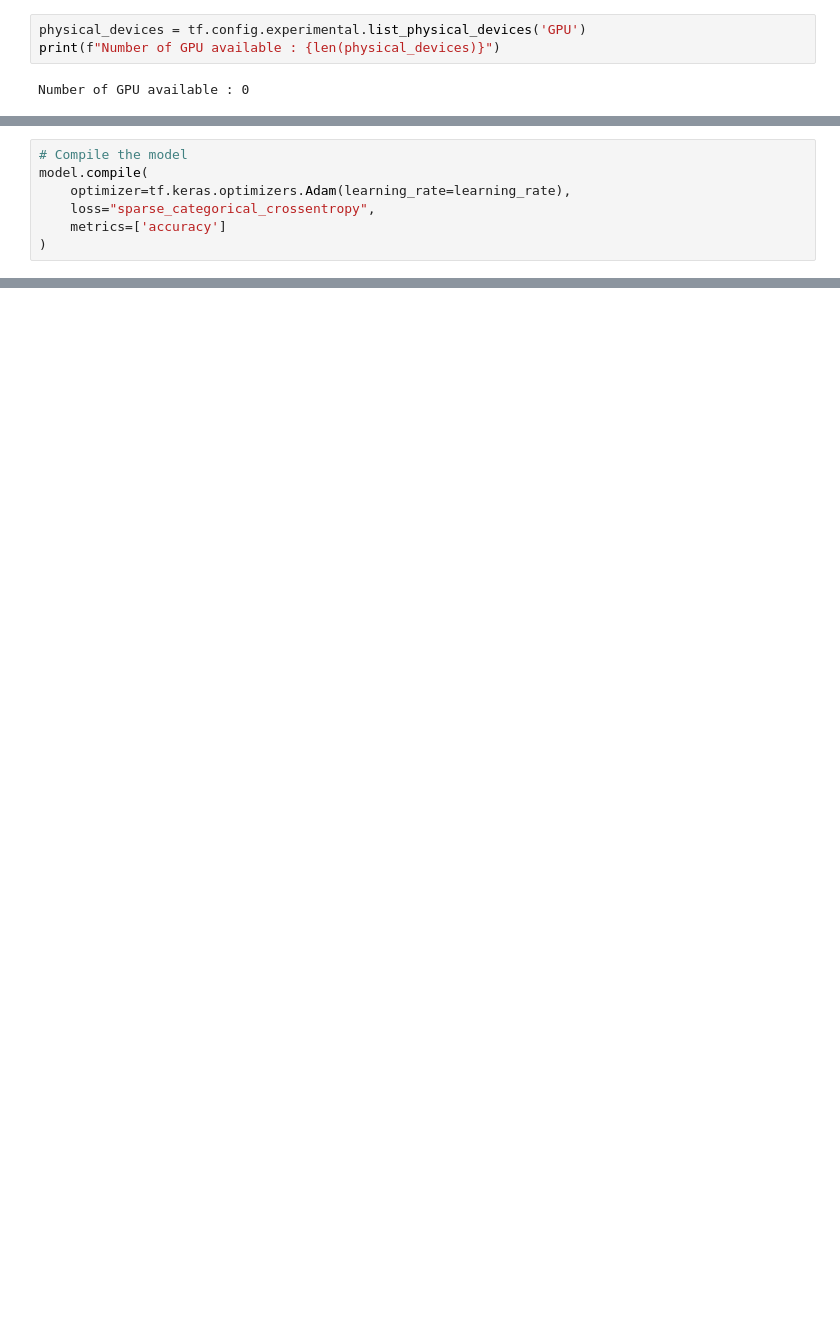
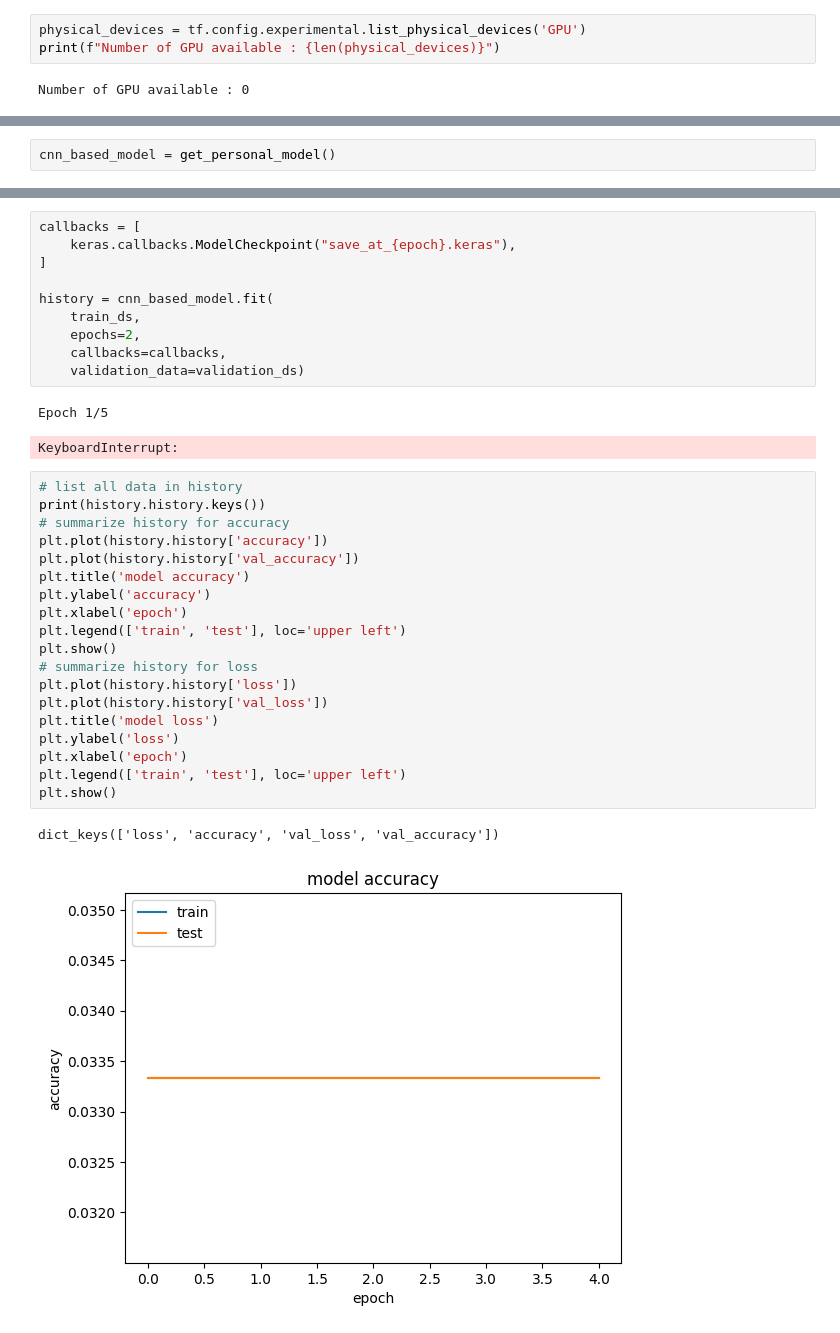
Before and after one commit to CYaiche/dog_breed_classification, a Jupyter notebook: model.ipynb, the cells around one changed output, grey strips where cells are left out. Drawn from its saved outputs; the diff is of its cells as text; blank space fills up the shorter version.

```diff
--- a/model.ipynb
+++ b/model.ipynb
@@ -302,7 +200,0 @@ ValueError: in user code:
-# %%
-# Compile the model
-model.compile(
-    optimizer=tf.keras.optimizers.Adam(learning_rate=learning_rate),
-    loss="sparse_categorical_crossentropy",
-    metrics=['accuracy']
-)
@@ -350,0 +275,2 @@ Error:
+# %%
+cnn_based_model = get_personal_model()
@@ -354,0 +305,35 @@ Error:
+# %%
+callbacks = [
+    keras.callbacks.ModelCheckpoint("save_at_{epoch}.keras"),
+]
+
+history = cnn_based_model.fit(
+    train_ds,
+    epochs=2,
+    callbacks=callbacks,
+    validation_data=validation_ds)
+# %% [output]
+Epoch 1/5
+KeyboardInterrupt:
+# %%
+# list all data in history
+print(history.history.keys())
+# summarize history for accuracy
+plt.plot(history.history['accuracy'])
+plt.plot(history.history['val_accuracy'])
+plt.title('model accuracy')
+plt.ylabel('accuracy')
+plt.xlabel('epoch')
+plt.legend(['train', 'test'], loc='upper left')
+plt.show()
+# summarize history for loss
+plt.plot(history.history['loss'])
+plt.plot(history.history['val_loss'])
+plt.title('model loss')
+plt.ylabel('loss')
+plt.xlabel('epoch')
+plt.legend(['train', 'test'], loc='upper left')
+plt.show()
+# %% [output]
+dict_keys(['loss', 'accuracy', 'val_loss', 'val_accuracy'])
+[figure, added]
```
Also changed, not shown: parts of 36 cells of this notebook, 3 other files.
